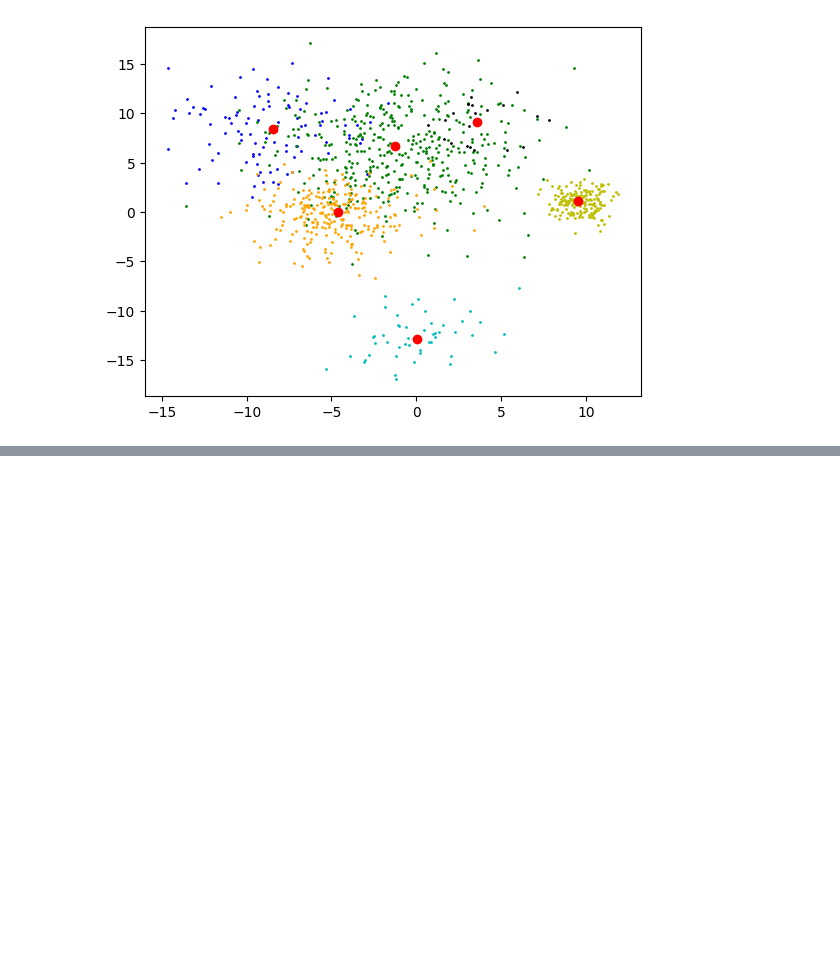
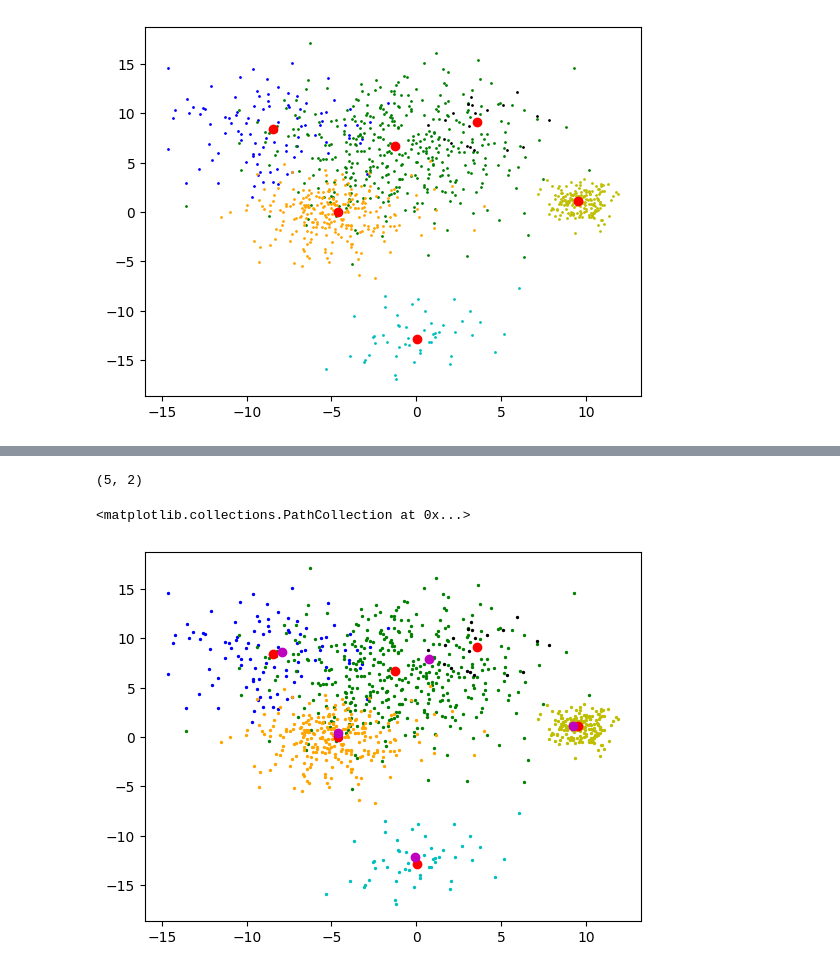
Before and after one commit to yuchenj90/playground, a Jupyter notebook: notebooks/ML/Kmeans.ipynb, the cells around one changed output, grey strips where cells are left out. Cells and saved outputs as stored; diff of their text form; code cells hidden in the pictures; blank space fills up the shorter version.

```diff
--- a/notebooks/ML/Kmeans.ipynb
+++ b/notebooks/ML/Kmeans.ipynb
@@ -225,0 +132,15 @@ plt.scatter(centroids_pred[4][:,0], centroids_pred[4][:,1], color='m')
+# %%
+model = Kmeans(5)
+model.fit(data)
+plt.scatter(points[0][:,0], points[0][:,1], s=2, color='b')
+plt.scatter(points[1][:,0], points[1][:,1], s=2, color='g')
+plt.scatter(points[2][:,0], points[2][:,1], s=2, color='y')
+plt.scatter(points[3][:,0], points[3][:,1], s=2, color='c')
+plt.scatter(points[4][:,0], points[4][:,1], s=2, color='orange')
+plt.scatter(points[5][:,0], points[5][:,1], s=2, color='black')
+plt.scatter(centroids[:,0], centroids[:,1], color='r')
+plt.scatter(model.centroids[:,0], model.centroids[:,1], color='m')
+# %% [output]
+(5, 2)
+<matplotlib.collections.PathCollection at 0x...>
+[figure, added]
```
Also changed, not shown: parts of 32 cells of this notebook, 35 other files.
